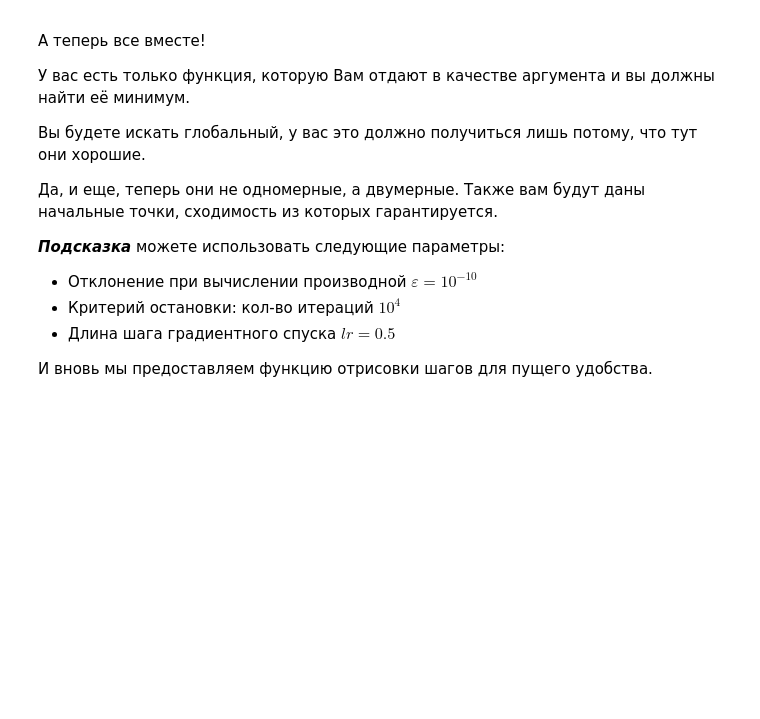
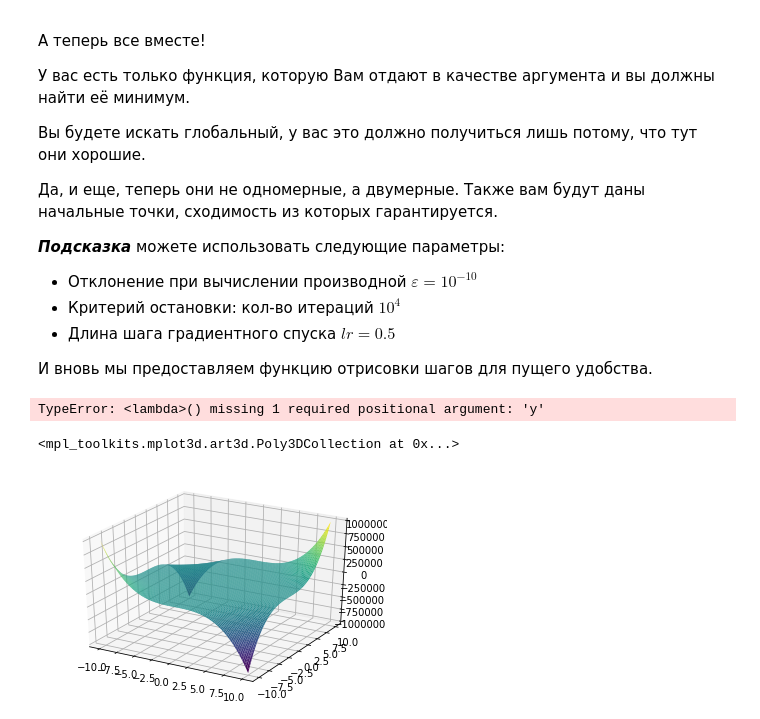
Before and after one commit to maratzainullin/ml-dl, a Jupyter notebook: [homework]gradient.ipynb, the cells around one changed output. Drawn from its saved outputs; the diff is of its cells as text; code cells hidden in the pictures; blank space fills up the shorter version.

```diff
--- a/[homework]gradient.ipynb
+++ b/[homework]gradient.ipynb
@@ -591,0 +617,19 @@ def grad_descent_2d(func, low, high, start=None, callback=None):
+# %%
+grada = numerical_derivative_2d(func, e=1e-8)
+print(grada((10, 1)))
+# ax = plt.axes(projection='3d')
+# ax.plot_surface(x, y, grad((x, y)), rstride=1, cstride=1,
+#                 cmap='viridis', edgecolor='none')
+# %% [output]
+TypeError: <lambda>() missing 1 required positional argument: 'y'
+# %%
+# f = x ** 2 + y ** 2
+func = lambda x, y: x ** 3 * y ** 3
+x, y = np.meshgrid(np.linspace(-10, 10, 100), np.linspace(-10, 10, 100))
+# fif, ax = plt.subplots(1, 1)
+ax = plt.axes(projection='3d')
+ax.plot_surface(x, y, func(x, y), rstride=1, cstride=1,
+                cmap='viridis', edgecolor='none')
+# %% [output]
+<mpl_toolkits.mplot3d.art3d.Poly3DCollection at 0x...>
+[figure, added]
```
Also changed, not shown: parts of 14 cells of this notebook.
